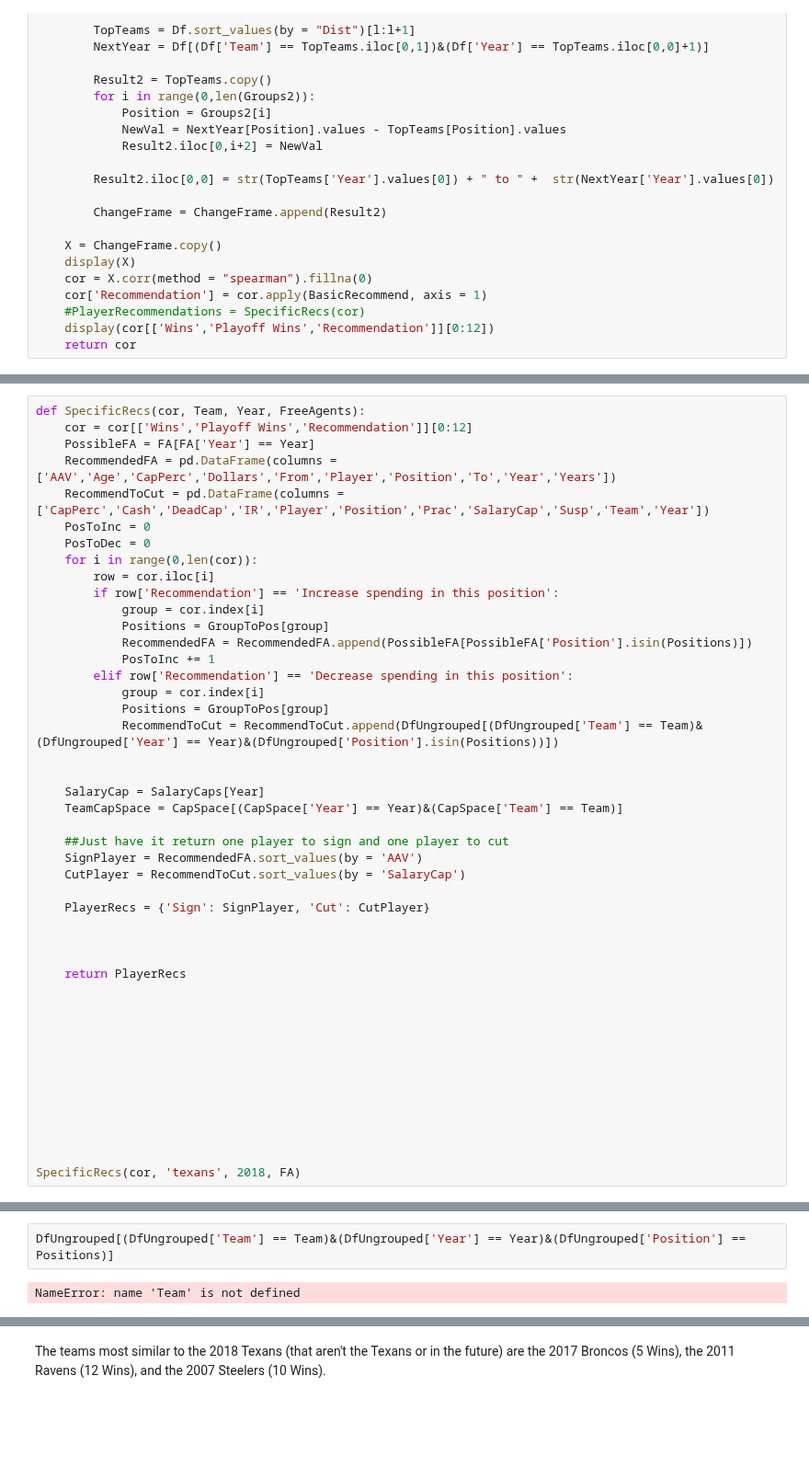
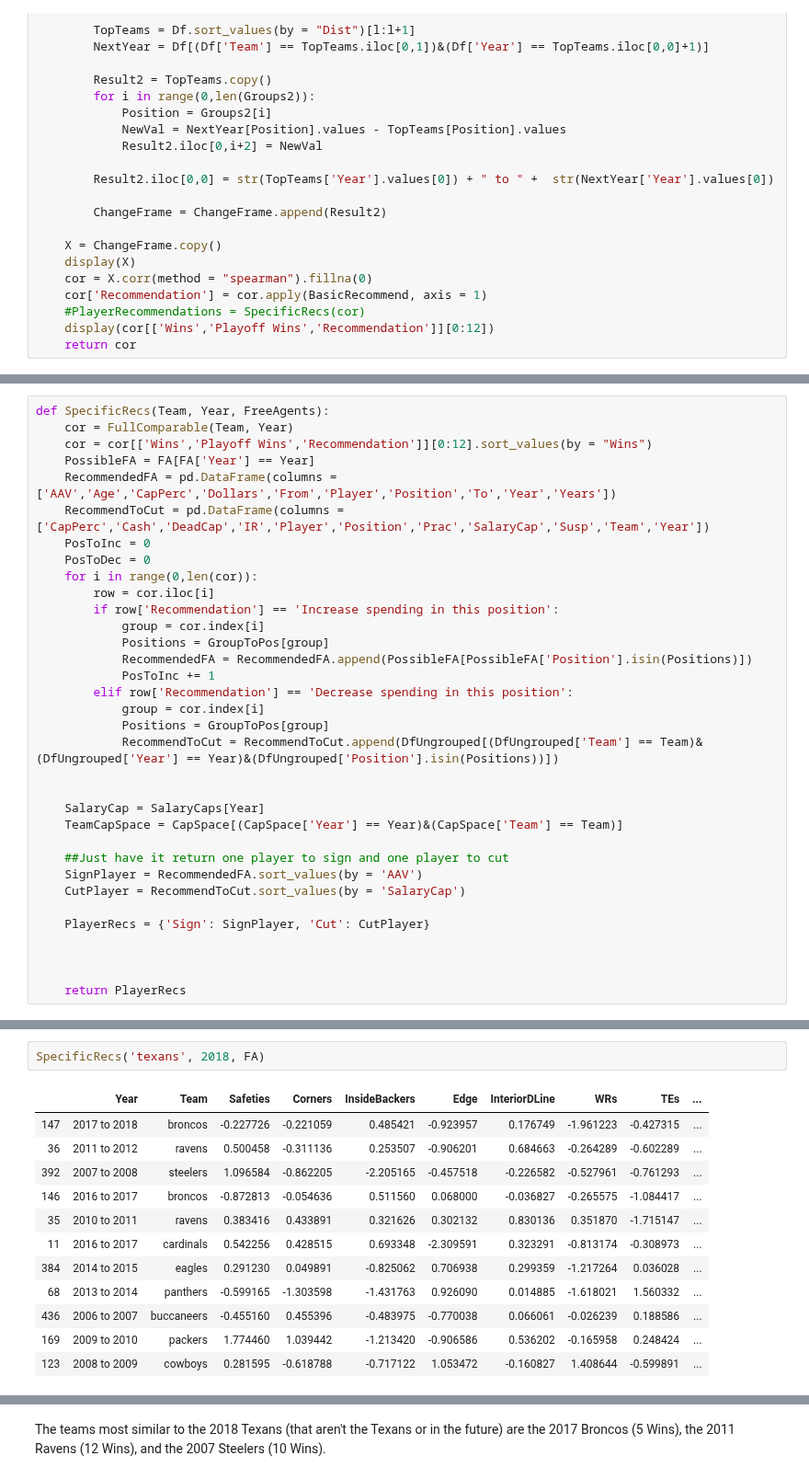
Before and after one commit to MattZlotnik/PreviousProjects, a Jupyter notebook: AllProjects/NFL Salary Cap Clustering Analysis/Individual Cases.ipynb, the cells around one changed output, grey strips where cells are left out. Shown at 92% size. Drawn from its saved outputs; the diff is of its cells as text; blank space fills up the shorter version.

Commit message:
Slight modification to specificrecs function

```diff
--- a/AllProjects/NFL Salary Cap Clustering Analysis/Individual Cases.ipynb
+++ b/AllProjects/NFL Salary Cap Clustering Analysis/Individual Cases.ipynb
@@ -157,6 +157,7 @@ cor = FullComparable('texans',2019)
 # %%
-def SpecificRecs(cor, Team, Year, FreeAgents):
-    cor = cor[['Wins','Playoff Wins','Recommendation']][0:12]
+def SpecificRecs(Team, Year, FreeAgents):
+    cor = FullComparable(Team, Year)
+    cor = cor[['Wins','Playoff Wins','Recommendation']][0:12].sort_values(by = "Wins")
     PossibleFA = FA[FA['Year'] == Year]
     RecommendedFA = pd.DataFrame(columns = ['AAV','Age','CapPerc','Dollars','From','Player','Position','To','Year','Years'])
     RecommendToCut = pd.DataFrame(columns = ['CapPerc','Cash','DeadCap','IR','Player','Position','Prac','SalaryCap','Susp','Team','Year'])
@@ -187,15 +188,3 @@ def SpecificRecs(cor, Team, Year, FreeAgents):
 
 
     return PlayerRecs
-
-
-
-
-
-
-
-
-
-
-
-SpecificRecs(cor, 'texans', 2018, FA)
@@ -220,4 +191,15 @@ SpecificRecs(cor, 'texans', 2018, FA)
-# %%
-DfUngrouped[(DfUngrouped['Team'] == Team)&(DfUngrouped['Year'] == Year)&(DfUngrouped['Position'] == Positions)]
-# %% [output]
-NameError: name 'Team' is not defined
+# %%
+SpecificRecs('texans', 2018, FA)
+# %% [output]
+|  | Year | Team | Safeties | Corners | InsideBackers | Edge | InteriorDLine | WRs | TEs | ... |
+| 147 | 2017 to 2018 | broncos | -0.227726 | -0.221059 | 0.485421 | -0.923957 | 0.176749 | -1.961223 | -0.427315 | ... |
+| 36 | 2011 to 2012 | ravens | 0.500458 | -0.311136 | 0.253507 | -0.906201 | 0.684663 | -0.264289 | -0.602289 | ... |
+| 392 | 2007 to 2008 | steelers | 1.096584 | -0.862205 | -2.205165 | -0.457518 | -0.226582 | -0.527961 | -0.761293 | ... |
+| 146 | 2016 to 2017 | broncos | -0.872813 | -0.054636 | 0.511560 | 0.068000 | -0.036827 | -0.265575 | -1.084417 | ... |
+| 35 | 2010 to 2011 | ravens | 0.383416 | 0.433891 | 0.321626 | 0.302132 | 0.830136 | 0.351870 | -1.715147 | ... |
+| 11 | 2016 to 2017 | cardinals | 0.542256 | 0.428515 | 0.693348 | -2.309591 | 0.323291 | -0.813174 | -0.308973 | ... |
+| 384 | 2014 to 2015 | eagles | 0.291230 | 0.049891 | -0.825062 | 0.706938 | 0.299359 | -1.217264 | 0.036028 | ... |
+| 68 | 2013 to 2014 | panthers | -0.599165 | -1.303598 | -1.431763 | 0.926090 | 0.014885 | -1.618021 | 1.560332 | ... |
+| 436 | 2006 to 2007 | buccaneers | -0.455160 | 0.455396 | -0.483975 | -0.770038 | 0.066061 | -0.026239 | 0.188586 | ... |
+| 169 | 2009 to 2010 | packers | 1.774460 | 1.039442 | -1.213420 | -0.906586 | 0.536202 | -0.165958 | 0.248424 | ... |
+| 123 | 2008 to 2009 | cowboys | 0.281595 | -0.618788 | -0.717122 | 1.053472 | -0.160827 | 1.408644 | -0.599891 | ... |
```
Also changed, not shown: parts of 4 cells of this notebook.
